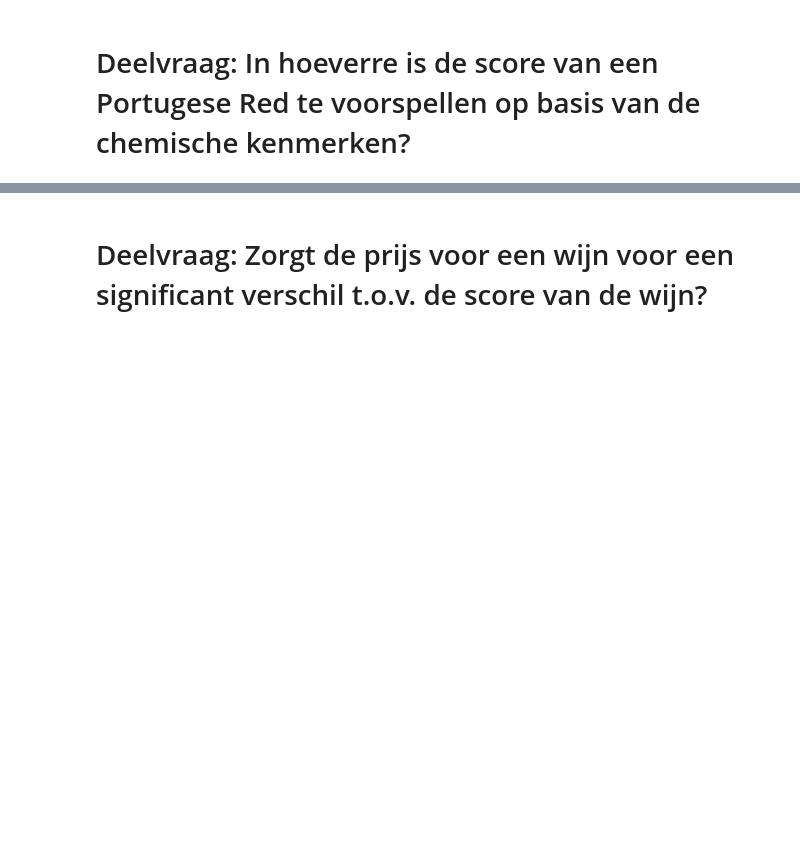
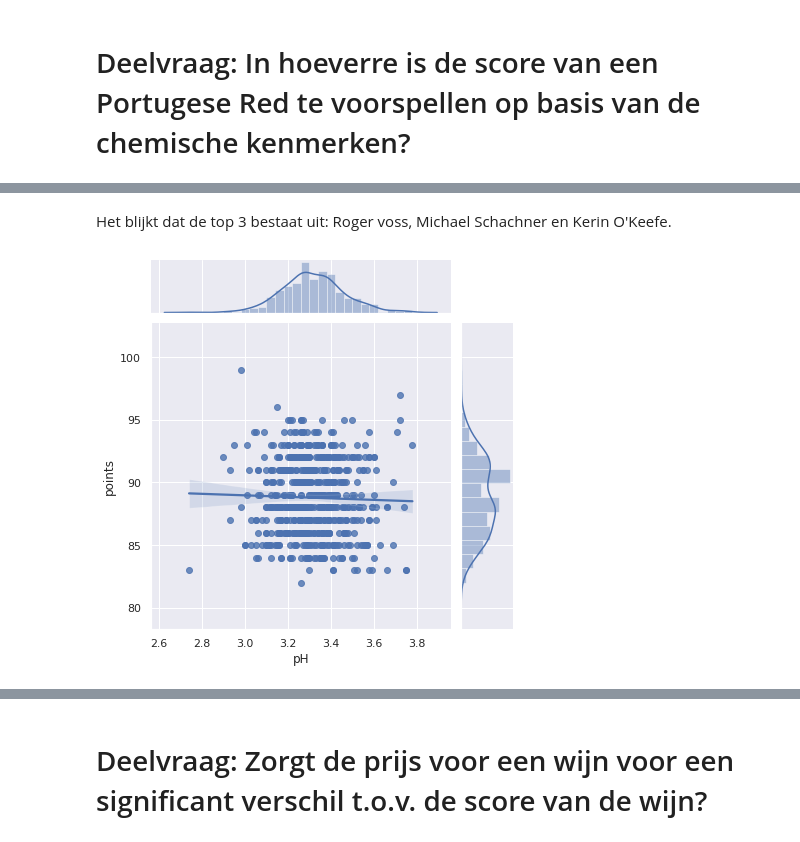
Before and after one commit to TijsS/jupyterNotebook, a Jupyter notebook: Copy_of_WijnOnderzoek.ipynb, the cells around one changed output, grey strips where cells are left out. Cells and saved outputs as stored; diff of their text form; code cells hidden in the pictures; blank space fills up the shorter version.

```diff
--- a/Copy_of_WijnOnderzoek.ipynb
+++ b/Copy_of_WijnOnderzoek.ipynb
@@ -134,0 +139,3 @@ Voor deze vraag gaan wij per proever de score van de wijn vergelijken met de ph
+# %%
+dfD2 = df.copy()
+dfD2.taster_name.value_counts()
@@ -134,0 +162,10 @@ Voor deze vraag gaan wij per proever de score van de wijn vergelijken met de ph
+# %% [markdown]
+Het blijkt dat de top 3 bestaat uit: Roger voss, Michael Schachner en Kerin O'Keefe.
+# %%
+dfRoger = dfD2.loc[df['taster_name'] == 'Roger Voss']
+dfMichael = dfD2.loc[df['taster_name'] == 'Michael Schachner']
+dfKerin = dfD2.loc[df['taster_name'] == 'Kerin O’Keefe']
+# %%
+ax = sns.jointplot('pH', 'points', data=dfRoger,kind="reg")
+# %% [output]
+[figure, added]
```
Also changed, not shown: parts of 17 cells of this notebook.
